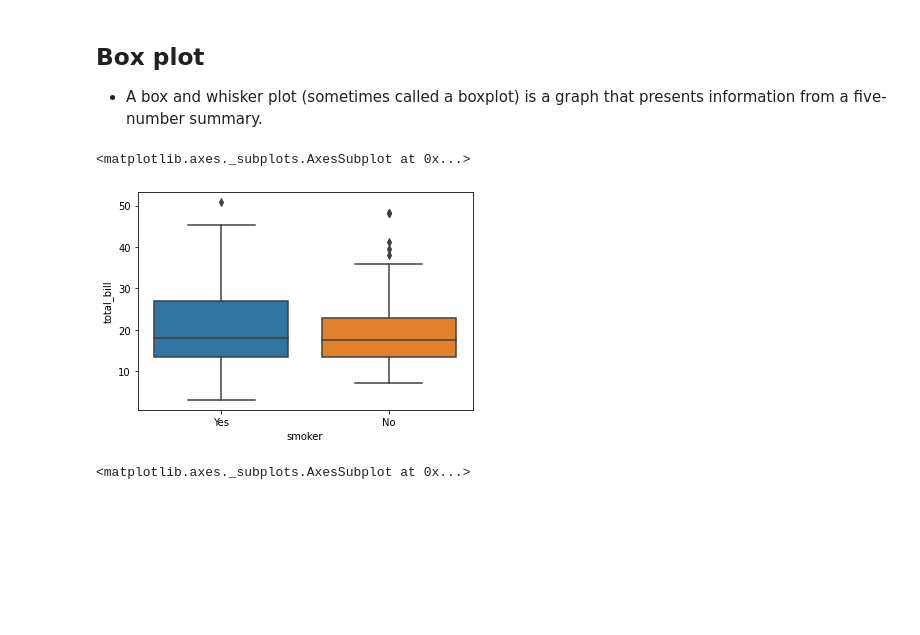
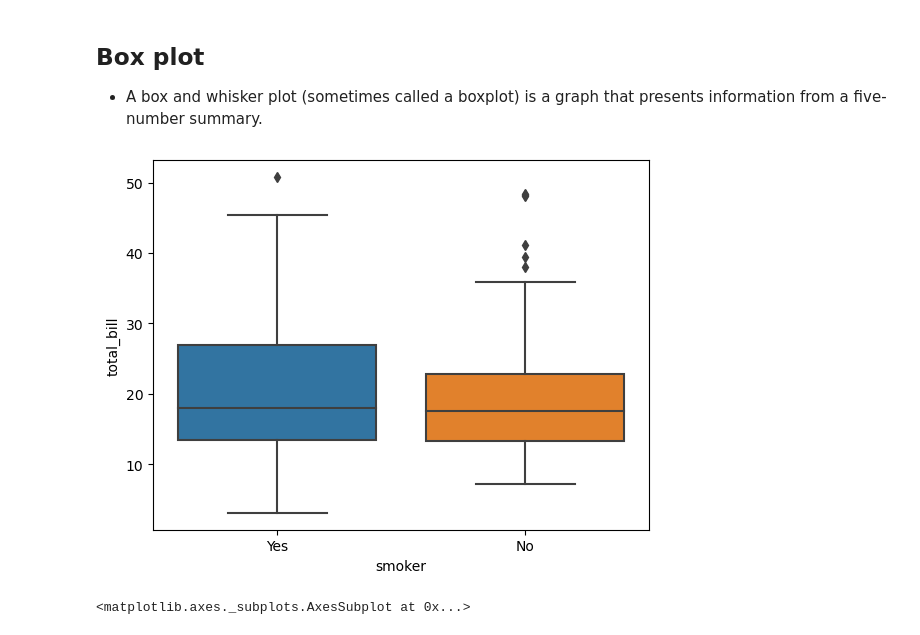
Before and after one commit to samdx/Hands-On-Foundational-Data-Science-Bootcamp, a Jupyter notebook: Day2/Data_Viz.ipynb, the cells around one changed output. Saved outputs shown, nothing was run; the diff lists cells and outputs as text; code cells hidden in the pictures; blank space fills up the shorter version.

```diff
--- a/Day2/Data_Viz.ipynb
+++ b/Day2/Data_Viz.ipynb
@@ -167,10 +167,11 @@ sns.barplot(x='sex',
 
 - A box and whisker plot (sometimes called a boxplot) is a graph that presents information from a five-number summary.
 # %%
-sns.boxplot('smoker','total_bill', data=df)
+sns.boxplot(x='smoker',
+            y='total_bill',
+            data=df);
 # %% [output]
-<matplotlib.axes._subplots.AxesSubplot at 0x...>
-[figure, old version]
+[figure, new version]
 # %%
 sns.boxplot(x="day", y="total_bill", data=df,palette='rainbow')
 # %% [output]
```
